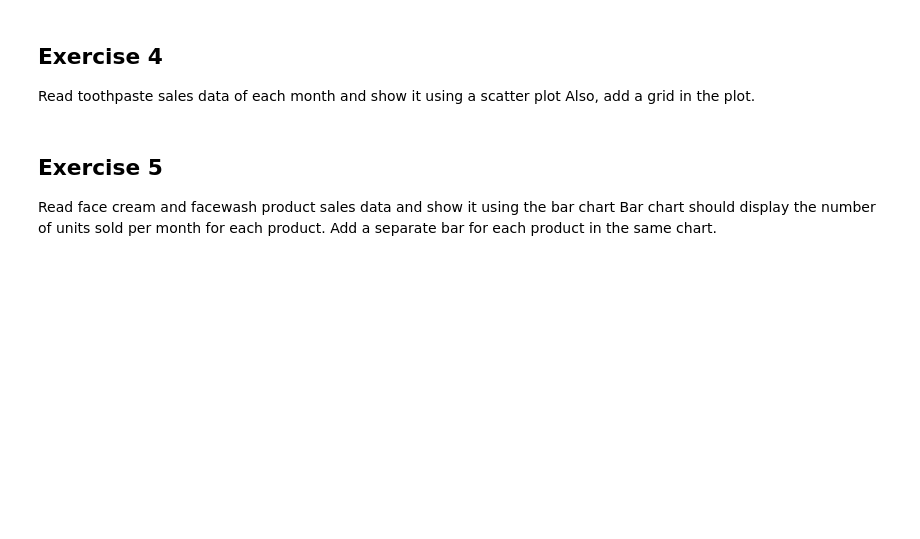
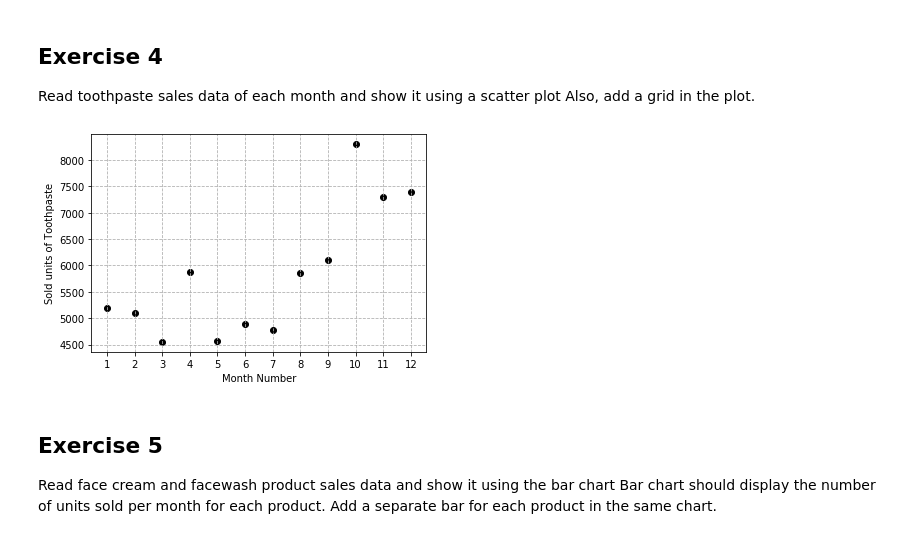
Before and after one commit to apfoertn/DataScienceSS20, a Jupyter notebook: Exercises/1_b_MatplotLib.ipynb, the cells around one changed output. Saved outputs shown, nothing was run; the diff lists cells and outputs as text; code cells hidden in the pictures; blank space fills up the shorter version.

```diff
--- a/Exercises/1_b_MatplotLib.ipynb
+++ b/Exercises/1_b_MatplotLib.ipynb
@@ -84,6 +98,15 @@ Display the number of units sold per month for each product using multiline plot
 ## Exercise 4
 Read toothpaste sales data of each month and show it using a scatter plot
 Also, add a grid in the plot.
+# %%
+plt.scatter(data.month_number, data.toothpaste, label='Toothpaste Sales Data', color='black')
+plt.xlabel('Month Number')
+plt.ylabel('Sold units of Toothpaste')
+plt.xticks(data.month_number)
+plt.grid(ls='--')
+plt.show()
+# %% [output]
+[figure, added]
 # %% [markdown]
 ## Exercise 5
 Read face cream and facewash product sales data and show it using the bar chart
```
Also changed, not shown: parts of 3 cells of this notebook, 1 other file.
